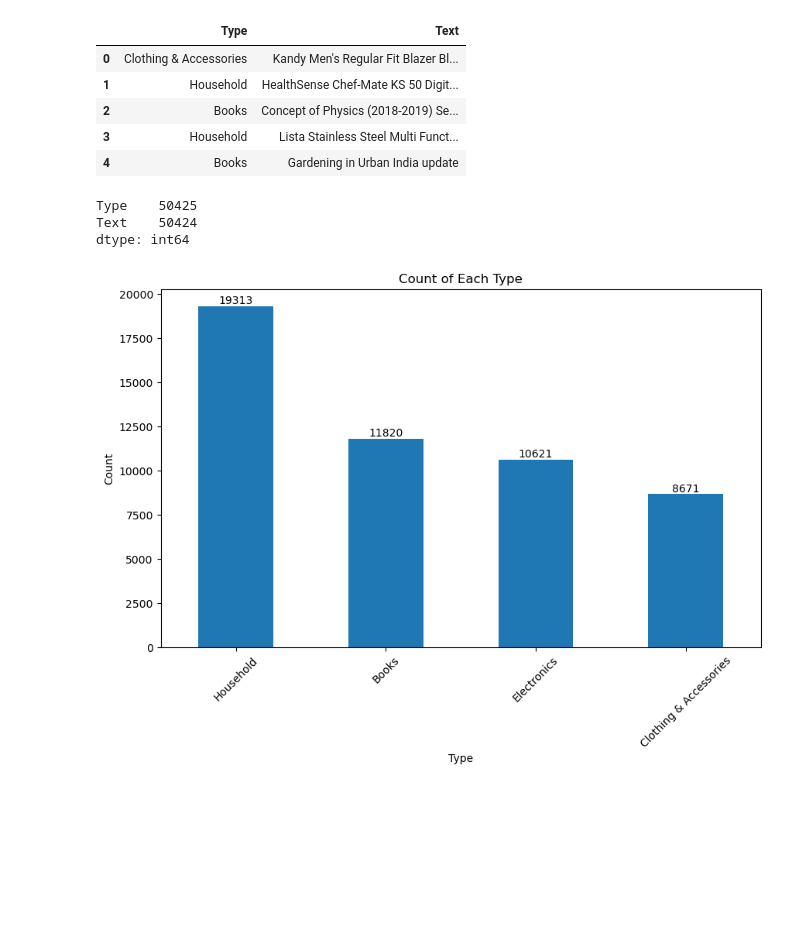
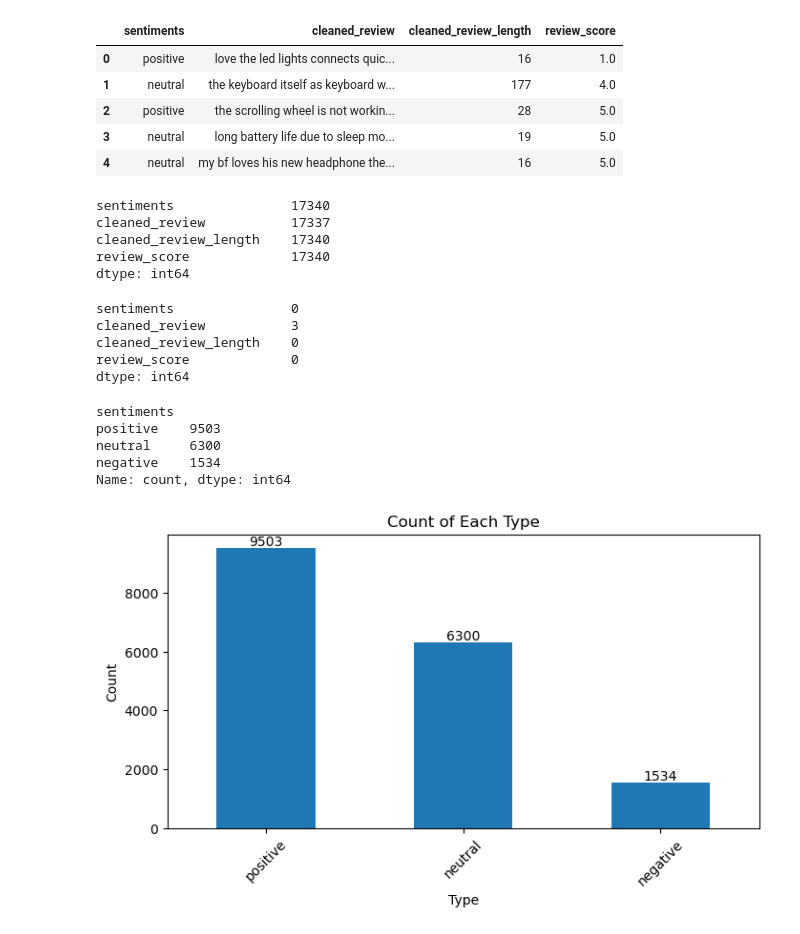
Before and after one commit to rsm-iiribarrenpenuelas/final-project-mgta415, a Jupyter notebook: martim.ipynb, the cells around one changed output. Saved outputs shown, nothing was run; the diff lists cells and outputs as text; code cells hidden in the pictures; blank space fills up the shorter version.

```diff
--- a/martim.ipynb
+++ b/martim.ipynb
@@ -6,36 +33,54 @@ import seaborn as sns
 # %%
-df = pd.read_csv('data_text/ecommerceDataset.csv', encoding="ISO-8859-1", names=['Type', 'Text'])
+df = pd.read_csv('data_text/cleaned_reviews.csv', encoding="ISO-8859-1")
 
 df = df.sample(frac=1, random_state=42).reset_index(drop=True)
 
 df.head()
 # %% [output]
-|  | Type | Text |
-| 0 | Clothing & Accessories | Kandy Men's Regular Fit Blazer Bl... |
-| 1 | Household | HealthSense Chef-Mate KS 50 Digit... |
-| 2 | Books | Concept of Physics (2018-2019) Se... |
-| 3 | Household | Lista Stainless Steel Multi Funct... |
-| 4 | Books | Gardening in Urban India update |
+|  | sentiments | cleaned_review | cleaned_review_length | review_score |
+| 0 | positive | love the led lights connects quic... | 16 | 1.0 |
+| 1 | neutral | the keyboard itself as keyboard w... | 177 | 4.0 |
+| 2 | positive | the scrolling wheel is not workin... | 28 | 5.0 |
+| 3 | neutral | long battery life due to sleep mo... | 19 | 5.0 |
+| 4 | neutral | my bf loves his new headphone the... | 16 | 5.0 |
 # %%
 df.count()
 # %% [output]
-Type    50425
-Text    50424
+sentiments               17340
+cleaned_review           17337
+cleaned_review_length    17340
+review_score             17340
 dtype: int64
+# %%
+df.isnull().sum()
+# %% [output]
+sentiments               0
+cleaned_review           3
+cleaned_review_length    0
+review_score             0
+dtype: int64
+# %%
+df.dropna(inplace=True)
 # %%
-type_counts = df.Type.value_counts()
+type_counts = df.sentiments.value_counts(dropna=False)
+type_counts
+# %% [output]
+sentiments
+positive    9503
+neutral     6300
+negative    1534
+Name: count, dtype: int64
 # %%
-plt.figure(figsize=(10, 6))
+plt.figure(figsize=(8, 4))
 bars = type_counts.plot(kind='bar')
 plt.title('Count of Each Type')
 plt.xlabel('Type')
 plt.ylabel('Count')
 plt.xticks(rotation=45)
 
 for index, value in enumerate(type_counts):
     plt.text(index, value, str(value), ha='center', va='bottom')
 
 plt.show()
-# test
 # %% [output]
-[figure, old version]
+[figure, new version]
```
Also changed, not shown: parts of 12 cells of this notebook, 4 other files.
